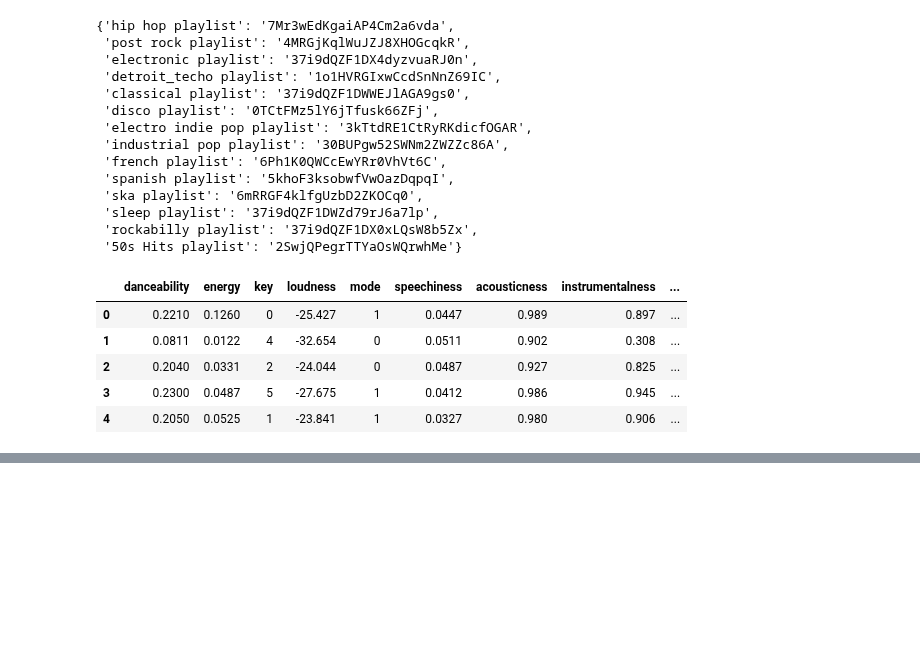
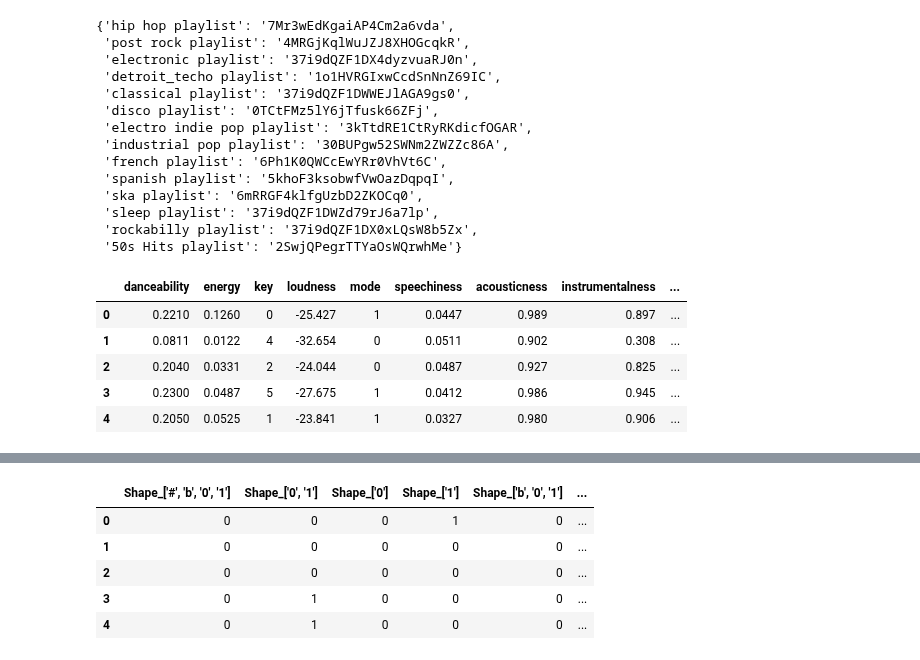
Before and after one commit to FinchMF/Classification_Models, a Jupyter notebook: Using_Data_Gathering_Utilities.ipynb, the cells around one changed output, grey strips where cells are left out. Saved outputs shown, nothing was run; the diff lists cells and outputs as text; code cells hidden in the pictures; blank space fills up the shorter version.

```diff
--- a/Using_Data_Gathering_Utilities.ipynb
+++ b/Using_Data_Gathering_Utilities.ipynb
@@ -48,0 +142,4 @@ classical_df.head()
+# %%
+# making a list of all roman numeral analysis
+list_of_analysis = retrieve_roman_numeral_analysis(classical_global_and_section_info_df)
+list_of_analysis
@@ -48,0 +164,5 @@ classical_df.head()
+# %%
+# example of convereted list of analysis
+converted = get_numeric_conversion(list_of_analysis)
+# first list is cleaned roman numeral analysis
+converted[0]
@@ -48,0 +256,3 @@ classical_df.head()
+# %%
+# example of encoded shape and color full function
+shape_and_color_df = encode_shape_and_color(converted)
@@ -48,0 +277,9 @@ classical_df.head()
+# %%
+shape_and_color_df.head()
+# %% [output]
+|  | Shape_['#', 'b', '0', '1'] | Shape_['0', '1'] | Shape_['0'] | Shape_['1'] | Shape_['b', '0', '1'] | ... |
+| 0 | 0 | 0 | 0 | 1 | 0 | ... |
+| 1 | 0 | 0 | 0 | 0 | 0 | ... |
+| 2 | 0 | 0 | 0 | 0 | 0 | ... |
+| 3 | 0 | 1 | 0 | 0 | 0 | ... |
+| 4 | 0 | 1 | 0 | 0 | 0 | ... |
```
Also changed, not shown: parts of 26 cells of this notebook, 3 other files.
